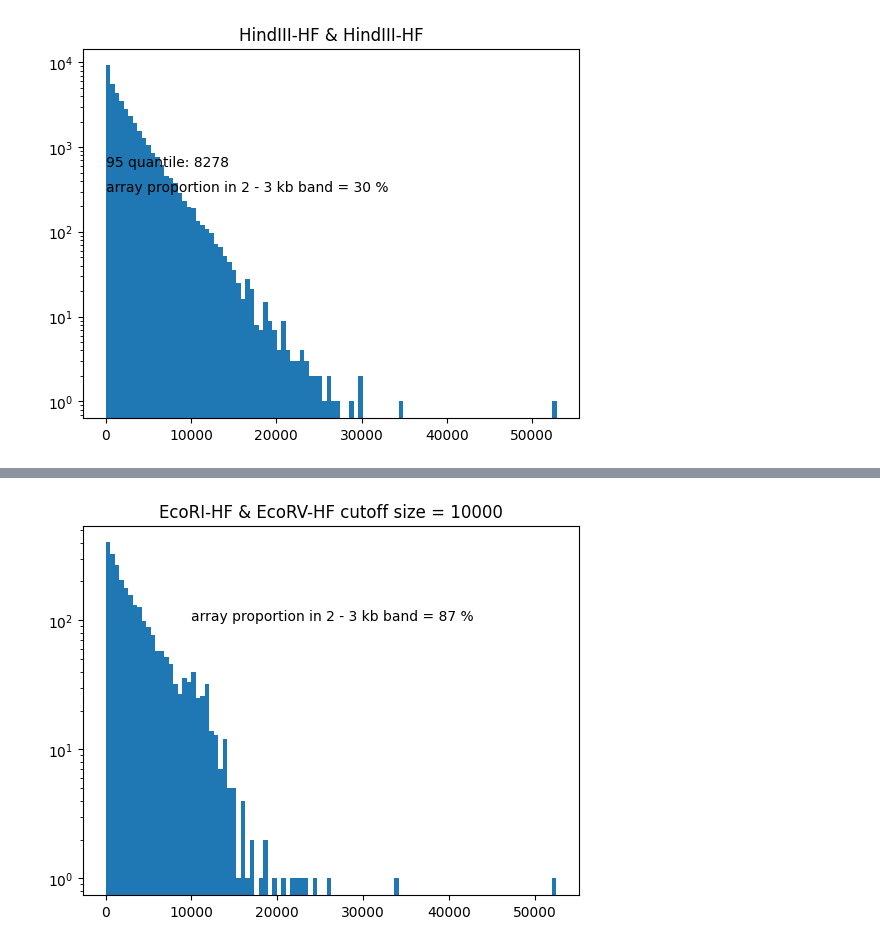
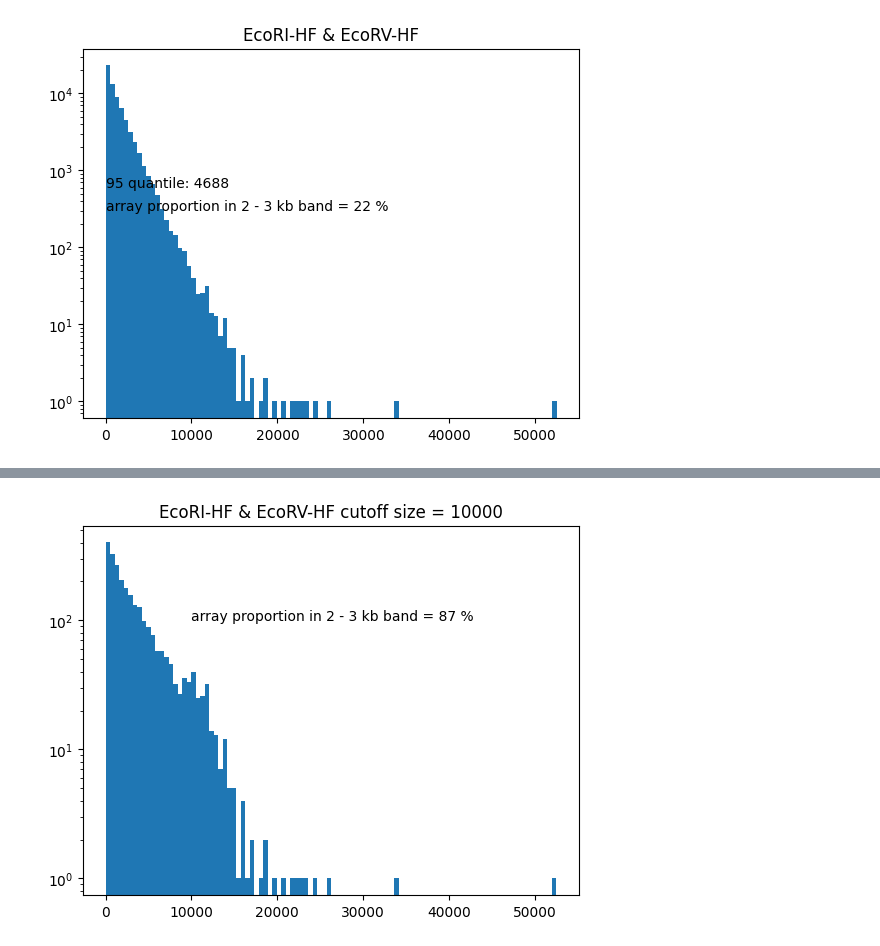
Before and after one commit to JeromeeX/wormdigester, a Jupyter notebook: wormdigester.ipynb, the cells around one changed output, grey strips where cells are left out. Saved outputs shown, nothing was run; the diff lists cells and outputs as text; code cells hidden in the pictures.

```diff
--- a/wormdigester.ipynb
+++ b/wormdigester.ipynb
@@ -126,7 +126,7 @@ def digest(zyme1, zyme2):
 # %%
-digest("HindIII-HF", "HindIII-HF")
+digest("EcoRI-HF", "EcoRV-HF")
 # %% [output]
-[figure, old version]
+[figure, new version]
 # %%
 print(enzymes)
 def select_digest(zyme1, zyme2, cutsize):
```
Also changed, not shown: parts of 5 cells of this notebook, 5 other files.
